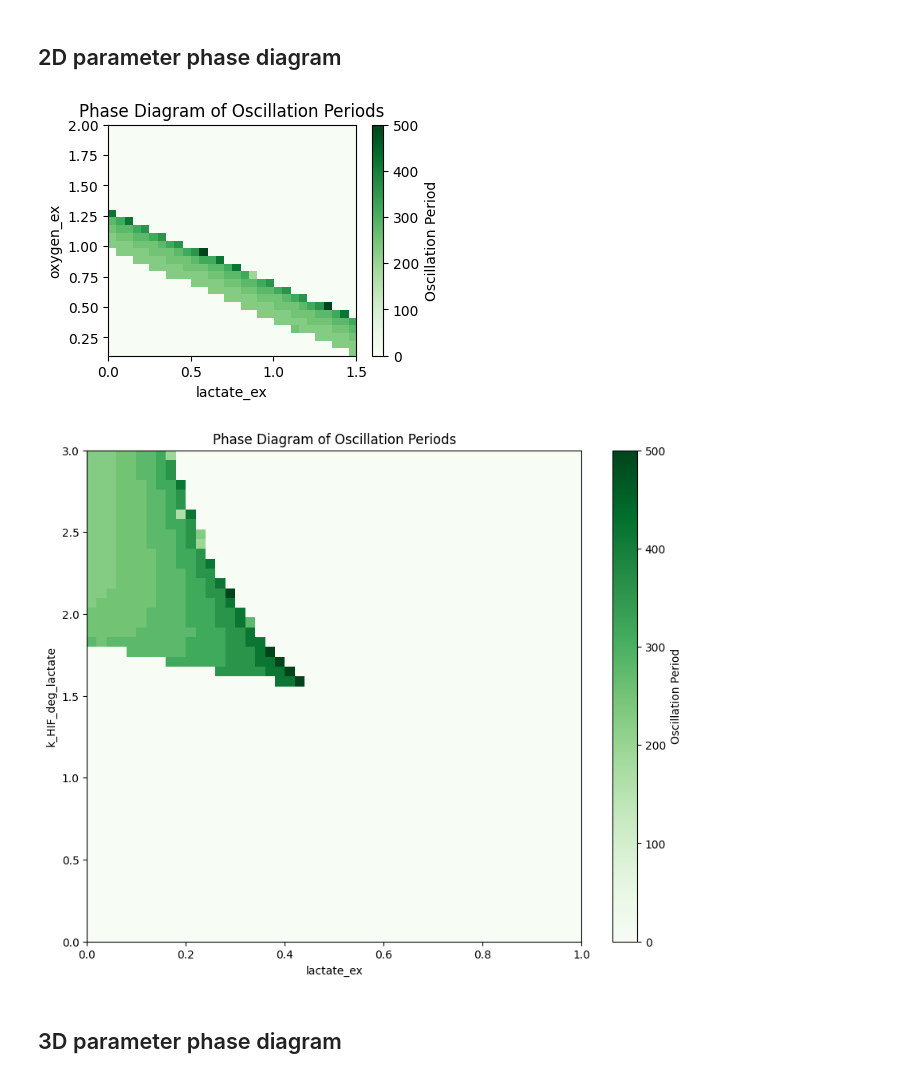
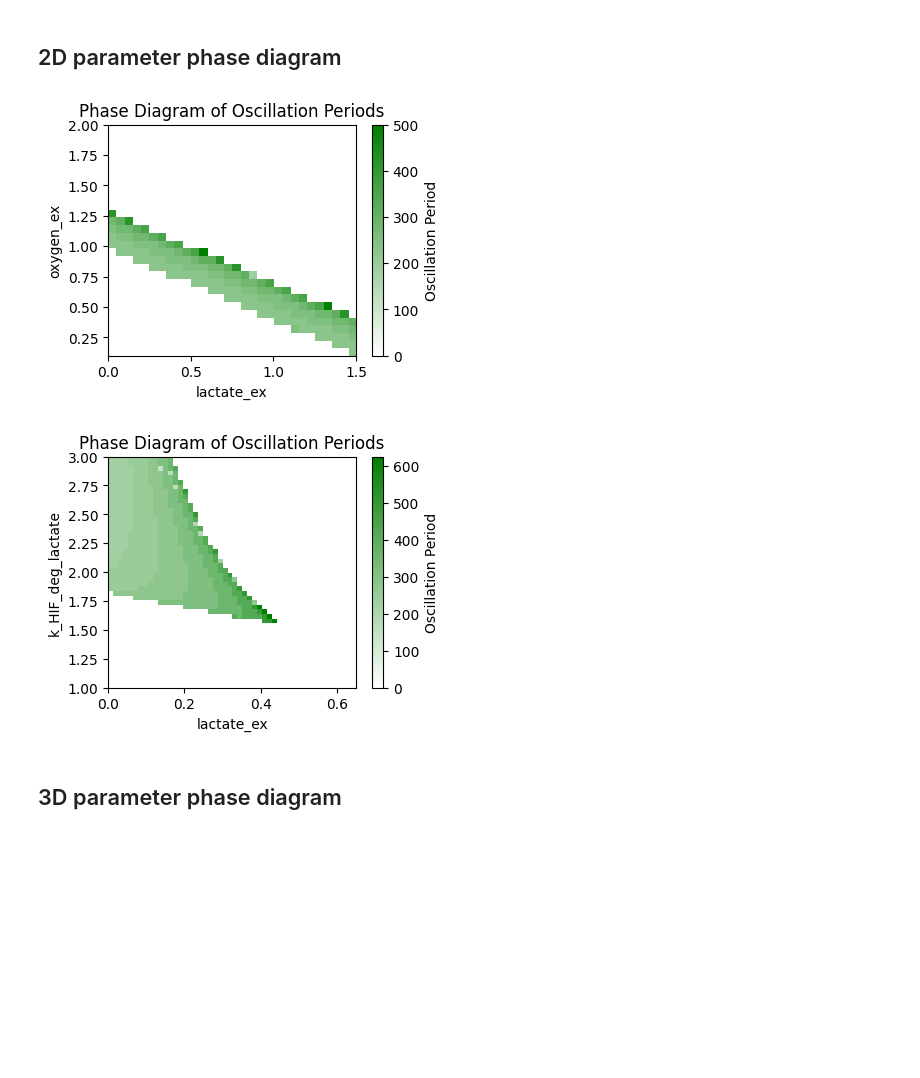
Before and after one commit to vivarium-collective/hypoxia-oscillations, a Jupyter notebook: notebooks/simple_cell.ipynb, the cells around one changed output. Cells and saved outputs as stored; diff of their text form; code cells hidden in the pictures; blank space fills up the shorter version.

Commit message:
use pure white to green colormap

```diff
--- a/notebooks/simple_cell.ipynb
+++ b/notebooks/simple_cell.ipynb
@@ -226,6 +227,7 @@ def detect_oscillation_period(
 
 
 def plot_phase_diagram(param1_name, param1_range, param2_name, param2_range, total_time=1000, resolution=50):
+    mycmap = mpl.colors.LinearSegmentedColormap.from_list('mycmap', ['white', 'green'])
     param1_values = np.linspace(*param1_range, resolution)
     param2_values = np.linspace(*param2_range, resolution)
     period_matrix = np.zeros((resolution, resolution))
@@ -253,7 +255,7 @@ def plot_phase_diagram(param1_name, param1_range, param2_name, param2_range, tot
 
     # Plotting the phase diagram
     plt.figure(figsize=(4, 3))
-    plt.imshow(period_matrix, origin='lower', extent=[*param2_range, *param1_range], aspect='auto', cmap='Greens')
+    plt.imshow(period_matrix, origin='lower', extent=[*param2_range, *param1_range], aspect='auto', cmap=mycmap)
     plt.colorbar(label='Oscillation Period')
     plt.xlabel(param2_name)
     plt.ylabel(param1_name)
@@ -407,27 +409,27 @@ plot_phase_diagram(
     resolution=resolution
 )
 # %% [output]
-[figure, old version]
+[figure, new version]
 # %%
 # Define the parameter ranges
-k_HIF_deg_lactate_range = (0.0, 3.0)  # From 0.1 to 2.0
-lactate_ex_range = (0.0, 1.0)  # From 0.0 to 2.0
+k_HIF_deg_lactate_range = (1.0, 3.0)  # From 0.1 to 2.0
+lactate_ex_range = (0.0, .65)  # From 0.0 to 2.0
 
 # Define the total time for simulation and resolution of the scan
 total_time = 5000  # Total time to simulate the ODEs
 resolution = 50   # Number of points to evaluate in each parameter range
 
 # Call the function to plot the phase diagram
 plot_phase_diagram(
     param1_name='k_HIF_deg_lactate',
     param1_range=k_HIF_deg_lactate_range,
     param2_name='lactate_ex',
     param2_range=lactate_ex_range,
     total_time=total_time,
     resolution=resolution
 )
 # %% [output]
-[figure, old version]
+[figure, new version]
 # %% [markdown]
 ## 3D parameter phase diagram
 # %%
```
Also changed, not shown: parts of 1 cell of this notebook.
